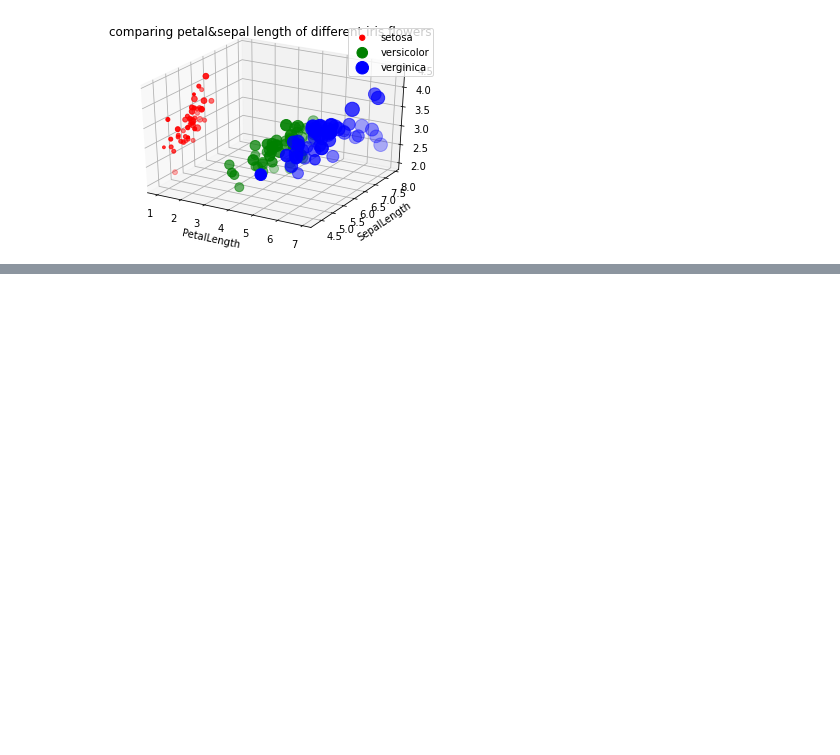
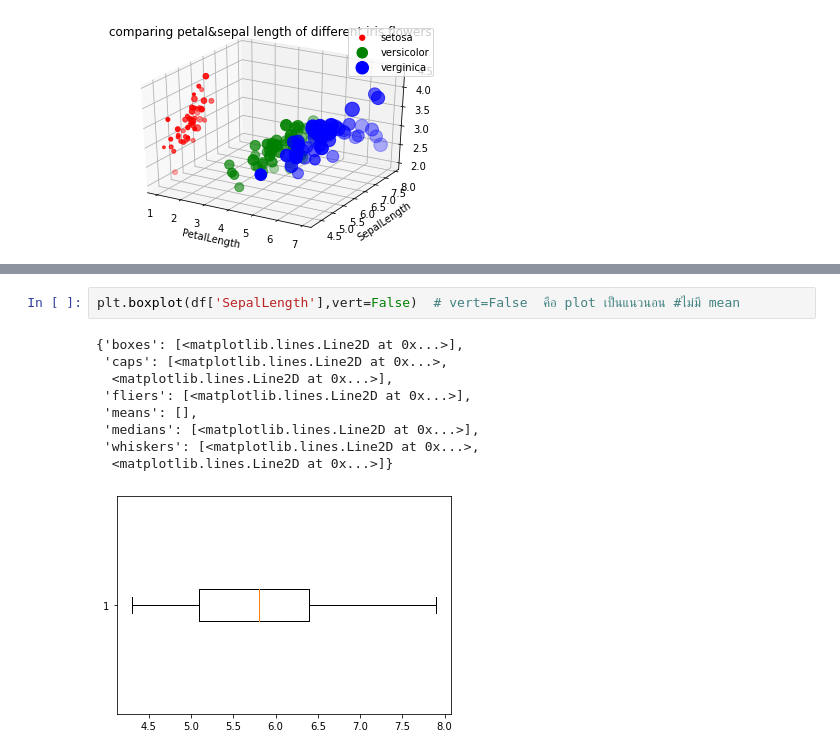
Before and after one commit to suphalaksana/data_viz_2022, a Jupyter notebook: DataViz02_Data_Distribution.ipynb, the cells around one changed output, grey strips where cells are left out. Saved outputs shown, nothing was run; the diff lists cells and outputs as text; blank space fills up the shorter version.

```diff
--- a/DataViz02_Data_Distribution.ipynb
+++ b/DataViz02_Data_Distribution.ipynb
@@ -186,0 +209,12 @@ plt.title('comparing petal&sepal length of different iris flowers');
+# %%
+plt.boxplot(df['SepalLength'],vert=False)  # vert=False  คือ plot เป็นแนวนอน #ไม่มี mean
+# %% [output]
+{'boxes': [<matplotlib.lines.Line2D at 0x...>],
+ 'caps': [<matplotlib.lines.Line2D at 0x...>,
+  <matplotlib.lines.Line2D at 0x...>],
+ 'fliers': [<matplotlib.lines.Line2D at 0x...>],
+ 'means': [],
+ 'medians': [<matplotlib.lines.Line2D at 0x...>],
+ 'whiskers': [<matplotlib.lines.Line2D at 0x...>,
+  <matplotlib.lines.Line2D at 0x...>]}
+[figure, added]
```
Also changed, not shown: parts of 26 cells of this notebook.
